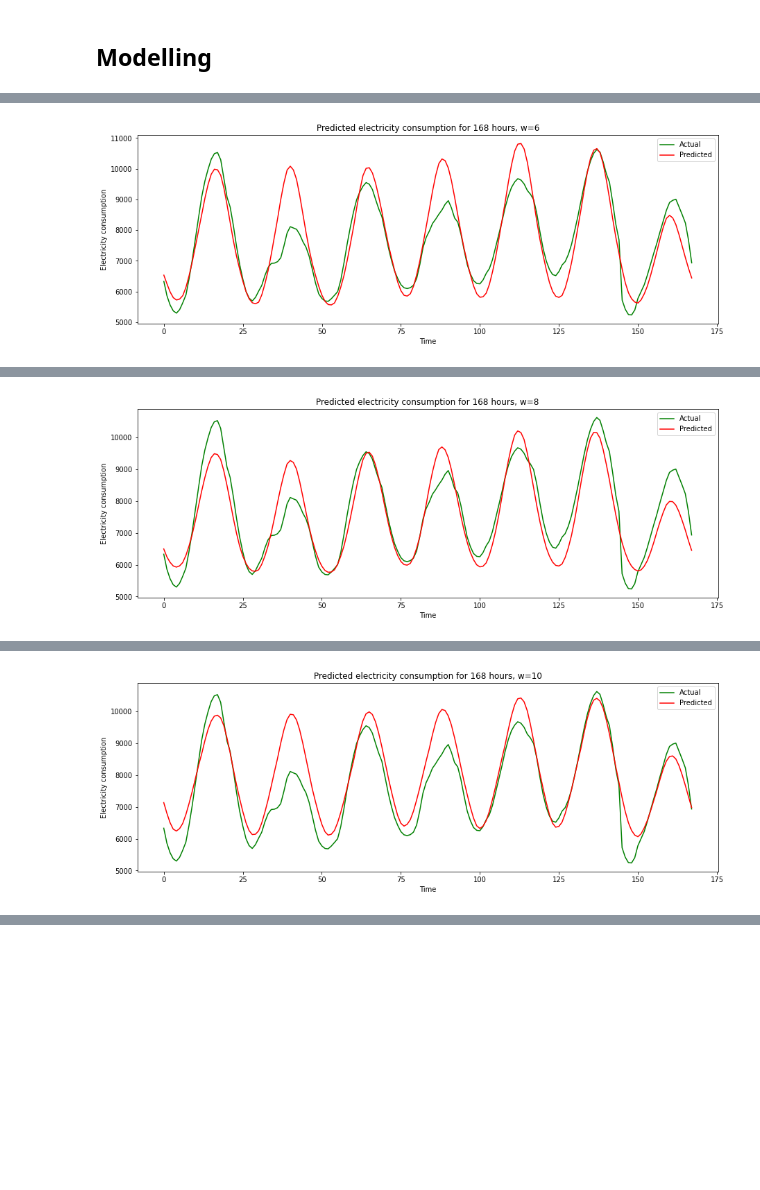
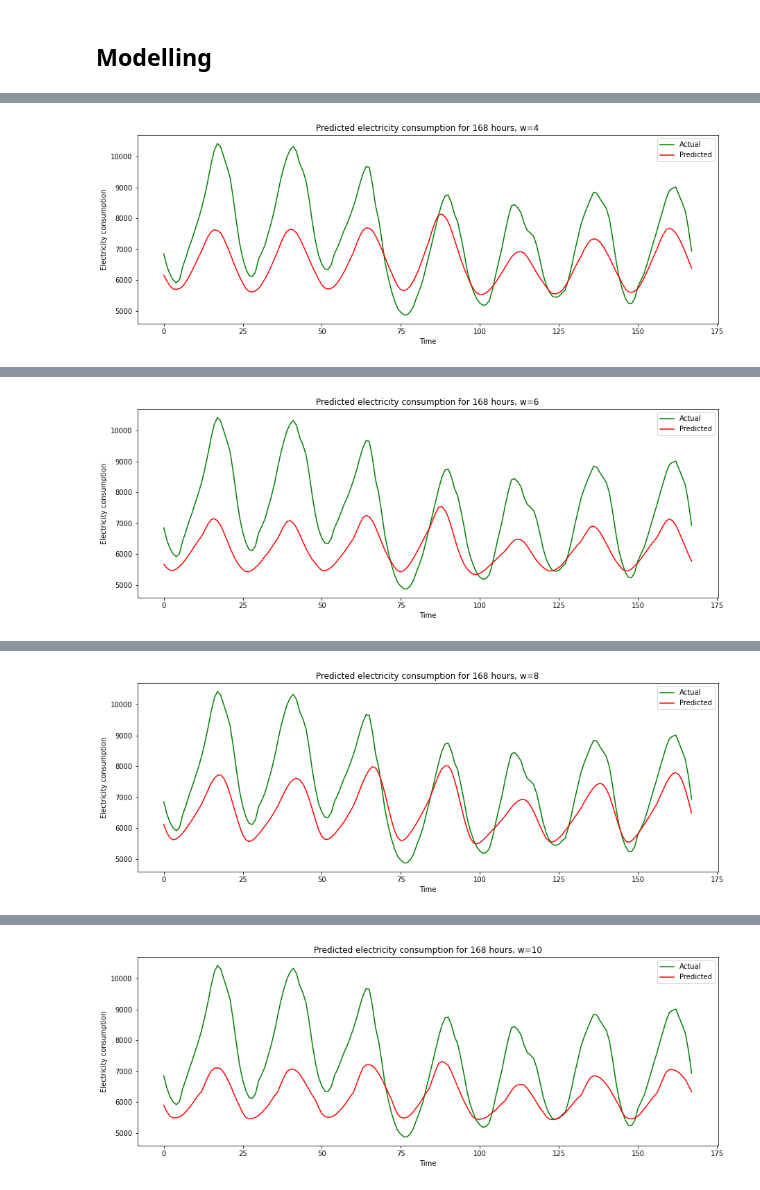
Before and after one commit to pouyashojaei/datathon-code, a Jupyter notebook: WiDS_Texas_jayeon.ipynb, the cells around one changed output, grey strips where cells are left out. Drawn from its saved outputs; the diff is of its cells as text; code cells hidden in the pictures; blank space fills up the shorter version.

```diff
--- a/WiDS_Texas_jayeon.ipynb
+++ b/WiDS_Texas_jayeon.ipynb
@@ -24,10 +24,11 @@ files = [file_north, file_south_central]
 dfs = [pd.read_csv(file) for file in files]
 
 for df in dfs:
+  df.drop_duplicates(subset = "index", keep = 'first', inplace = True) #drop duplicate rows
   df['Month'] = pd.DatetimeIndex(df['index']).month
   #df['Day'] = pd.DatetimeIndex(df['index']).day
   df['Hour'] = pd.DatetimeIndex(df['index']).hour
-  #df[['Hour', 'Month']] = df[['Hour', 'Month']].astype('category')
+  df[['Hour', 'Month']] = df[['Hour', 'Month']].astype('category')
 # %% [markdown]
 ## What does the data look like?
 
@@ -54,6 +57,6 @@ for df in dfs:
 
   plt.figure(figsize=(15,5))
   plt.title(f'{df.columns[0]}, June')
-  plt.plot(df[df['Month'] == 6].iloc[-500:-100,0])
+  plt.plot(df[df['Month'] == 6].iloc[-500:-200,0])
   plt.show()
 # %% [output]
@@ -124,8 +127,8 @@ def create_dataset(X, y, time_steps=1):
 
 def test_time_steps(df, t=24, w=4):
   n_rows, n_cols = df.shape
-  train = df.iloc[:n_rows-1008]
-  test = df.iloc[-1008:] #is the size important?
+  train = df.iloc[:-200,:]
+  test = df.iloc[-(200+t):] #is the size important?
 
   min_max_scaler = MinMaxScaler(feature_range=(0,1))
   train_scaled = min_max_scaler.fit_transform(train)
@@ -159,7 +162,7 @@ def test_time_steps(df, t=24, w=4):
   model.compile(loss='mean_squared_error',
                 optimizer=tf.keras.optimizers.Adam(0.001))
 
-  steps = 24 * 7 * w + t
+  steps = 24 * 7 * w
   history = model.fit(
       X_train_steps[len(X_train_steps)-steps:,:],
       y_train_steps[len(y_train_steps)-steps:],
@@ -170,8 +173,8 @@ def test_time_steps(df, t=24, w=4):
       shuffle=False)
 
   y_pred = model.predict(X_test_steps)
-  n_rows = y_pred.shape[0]
-  n_features = X_train_steps.shape[2]
+  n_rows, _, n_features = X_test_steps.shape
+  #n_features = X_test_steps.shape[2]
 
   predicted_np = np.column_stack((y_pred,
                                   np.ones((n_rows, n_features)) ))
@@ -186,7 +189,7 @@ def test_time_steps(df, t=24, w=4):
 df_north = dfs[0].reset_index()
 df_north = df_north.drop(['level_0',
                           'index'], axis=1) #dropped some low-correlation features
-df_north = df_north[df_north['Month'] == 6] #only get data for the month of June
+#df_north = df_north[df_north['Month'] == 6] #only get data for the month of June
 print(f'ERCOT weather region {df_north.columns[0]}')
 to_drop = view_variance_threshold(df_north)
 df_north = df_north.drop(to_drop, axis=1)
@@ -265,12 +258,12 @@ df_sc = dfs[1].reset_index()
 df_sc = df_sc.drop(['level_0',
                     'index',
                     'visibilityMiles'], axis=1)
-df_sc = df_sc[df_sc['Month'] == 6]
+#df_sc = df_sc[df_sc['Month'] == 6]
 print(f'ERCOT weather region {df_sc.columns[0]}')
 to_drop = view_variance_threshold(df_sc)
 df_sc = df_sc.drop(to_drop, axis=1)
 
-weeks = [6,8,10]
+weeks = [4,6,8,10]
 for week in weeks:
   actual, predicted = test_time_steps(df_sc, t=24, w=week)
 
@@ -297,2 +290,2 @@ Epoch 5/5
-[figure, old version]
+[figure, new version]
 Epoch 1/5
@@ -308,2 +301,2 @@ Epoch 5/5
-[figure, old version]
+[figure, new version]
 Epoch 1/5
@@ -319 +312 @@ Epoch 5/5
-[figure, old version]
+[figure, new version]
@@ -319,0 +323 @@ Epoch 5/5
+[figure, added]
```
Also changed, not shown: parts of 6 cells of this notebook.
